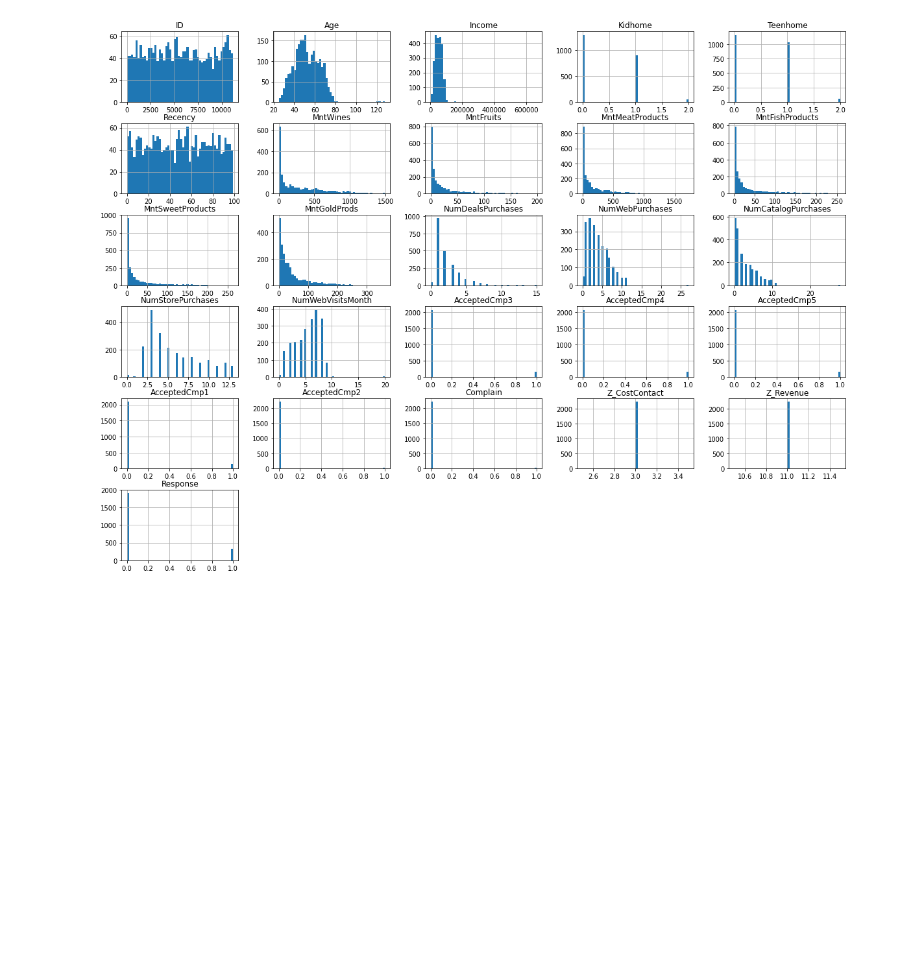
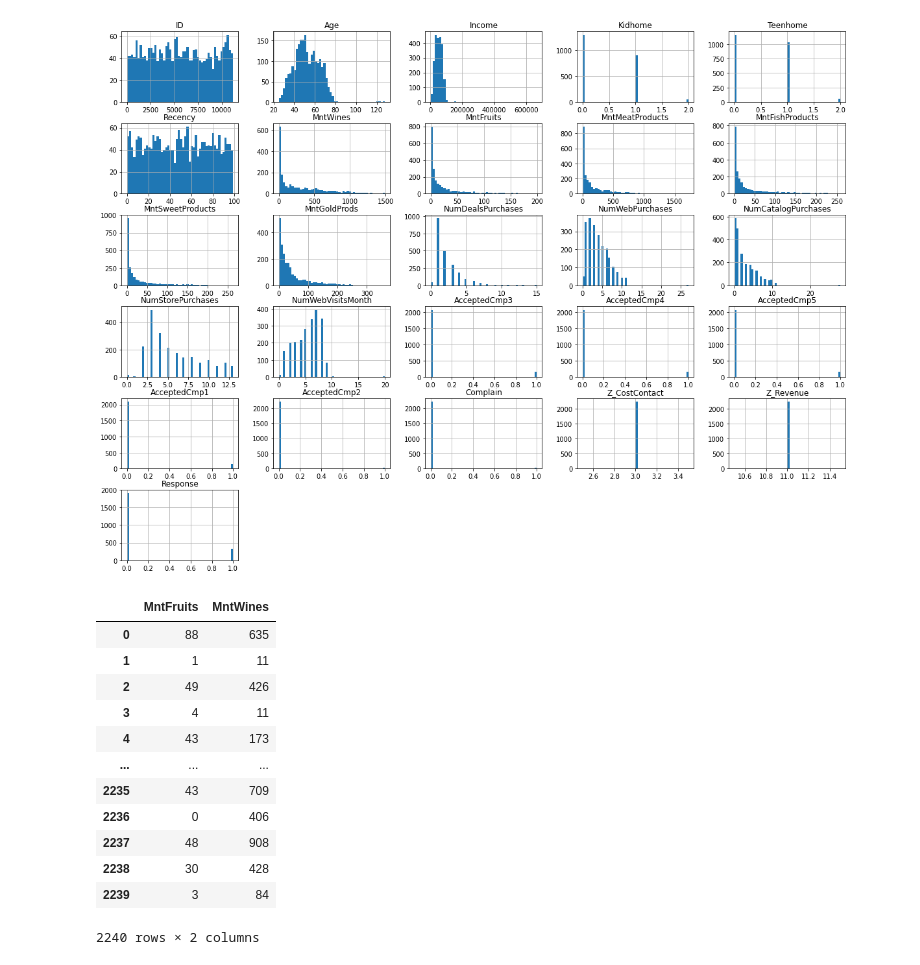
Before and after one commit to auab/Customer-Analysis, a Jupyter notebook: main.ipynb, the cells around one changed output. Cells and saved outputs as stored; diff of their text form; code cells hidden in the pictures; blank space fills up the shorter version.

```diff
--- a/main.ipynb
+++ b/main.ipynb
@@ -64,0 +52,2 @@ memory usage: 507.6+ KB
+# %%
+customer_data['spend']=data
@@ -79,3 +86,19 @@ customer_data.hist(bins=50, figsize=(20,15))
 plt.show()
 # %% [output]
 [figure]
+# %%
+customer_data[['MntFruits','MntWines']]
+# %% [output]
+|  | MntFruits | MntWines |
+| 0 | 88 | 635 |
+| 1 | 1 | 11 |
+| 2 | 49 | 426 |
+| 3 | 4 | 11 |
+| 4 | 43 | 173 |
+| ... | ... | ... |
+| 2235 | 43 | 709 |
+| 2236 | 0 | 406 |
+| 2237 | 48 | 908 |
+| 2238 | 30 | 428 |
+| 2239 | 3 | 84 |
+2240 rows × 2 columns
```
Also changed, not shown: parts of 3 cells of this notebook.
